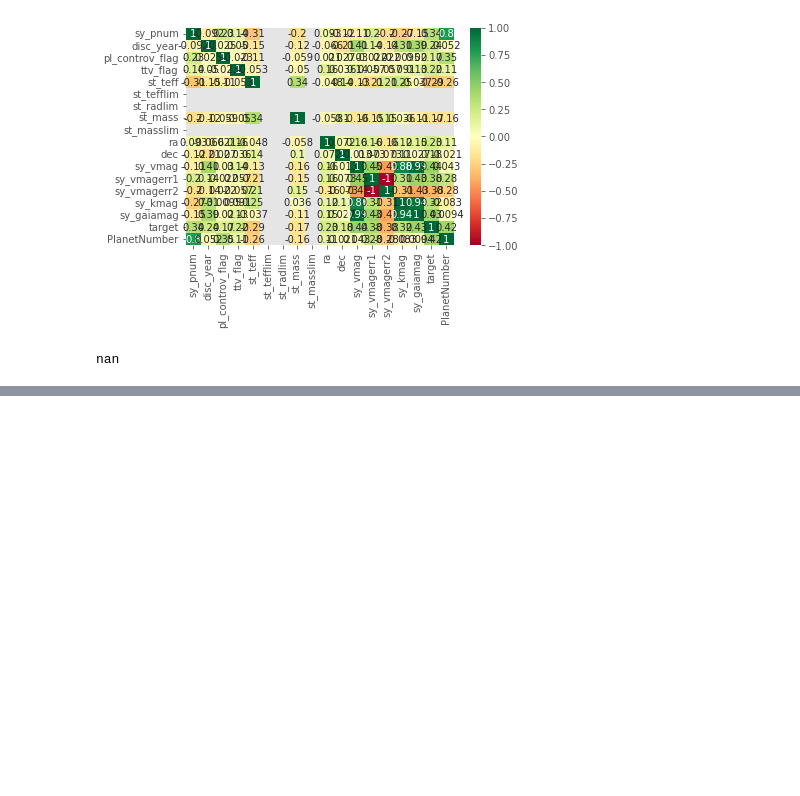
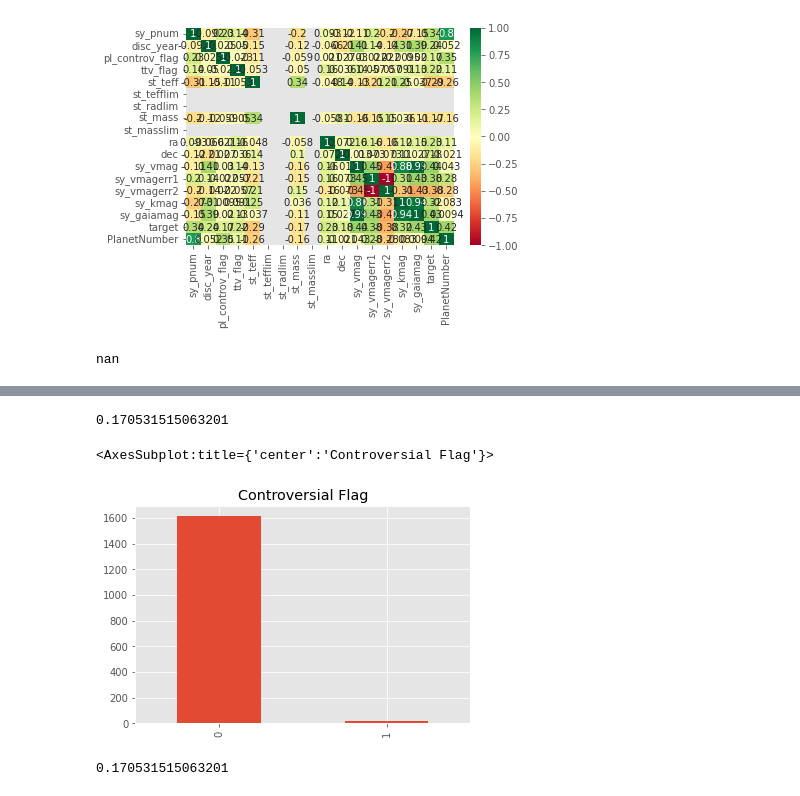
Before and after one commit to Sarthakpurii/ExoRealm, a Jupyter notebook: ML Model/main.ipynb, the cells around one changed output, grey strips where cells are left out. Drawn from its saved outputs; the diff is of its cells as text; code cells hidden in the pictures; blank space fills up the shorter version.

```diff
--- a/ML Model/main.ipynb
+++ b/ML Model/main.ipynb
@@ -394,0 +407,3 @@ SyntaxError: invalid syntax (Temp/ipykernel_6860/4046241351.py, line 1)
+# %%
+finaldf.drop(['st_tefflim','st_radlim','st_masslim'],axis=1,inplace=True)
+finaldf.shape
@@ -394,0 +437,13 @@ SyntaxError: invalid syntax (Temp/ipykernel_6860/4046241351.py, line 1)
+# %%
+finaldf['target'].corr(finaldf['disc_year'])
+# %% [output]
+0.170531515063201
+# %%
+finaldf.pl_controv_flag.value_counts().plot(kind='bar', title='Controversial Flag')
+# %% [output]
+<AxesSubplot:title={'center':'Controversial Flag'}>
+[figure, added]
+# %%
+finaldf['target'].corr(finaldf['pl_controv_flag'])
+# %% [output]
+0.170531515063201
```
Also changed, not shown: parts of 36 cells of this notebook.
